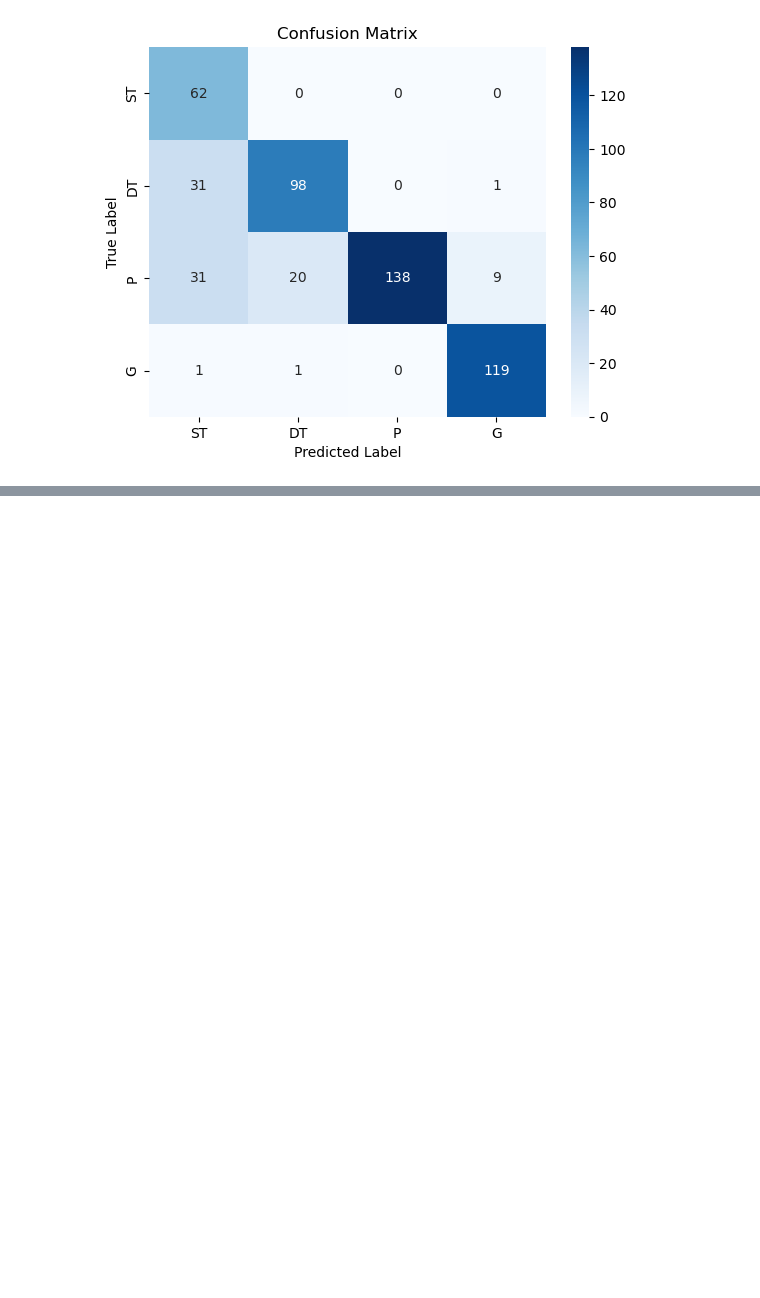
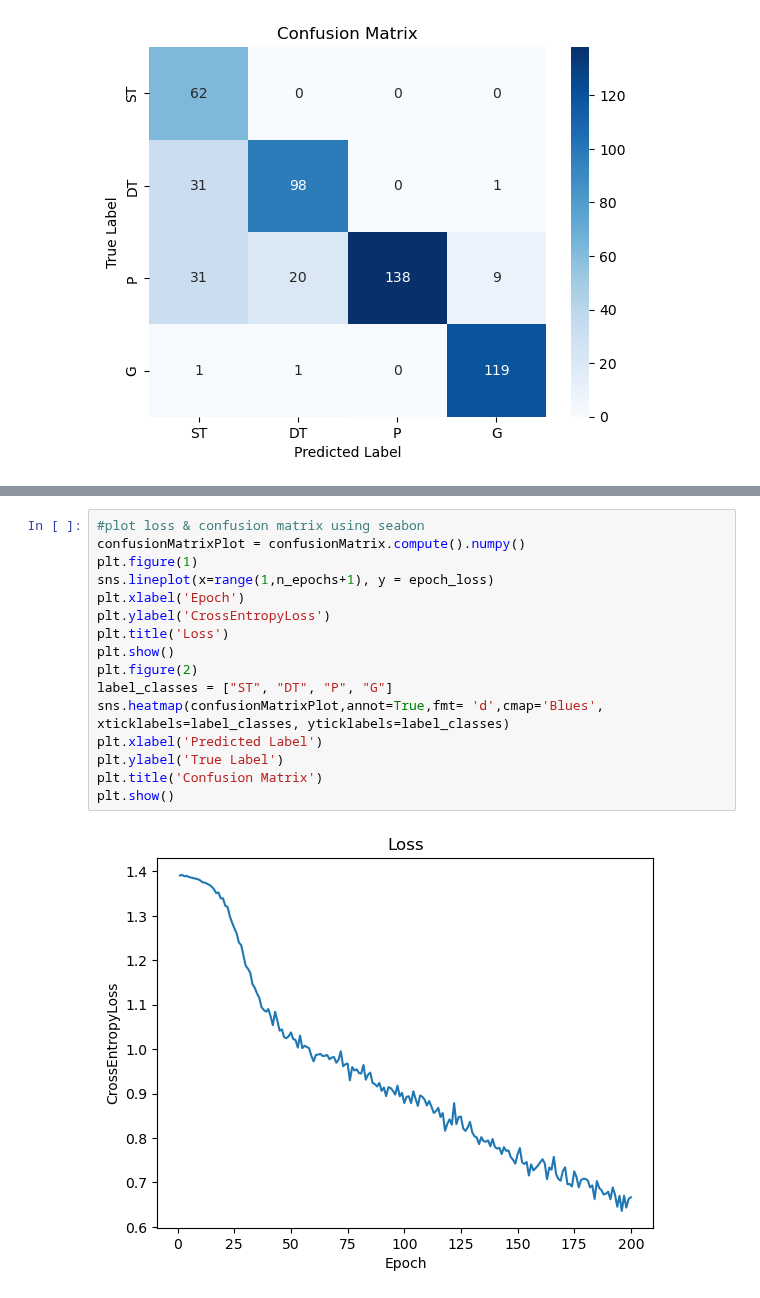
Before and after one commit to MindLabZHAW/tactileGestureDetection, a Jupyter notebook: AIModels/showModelResult.ipynb, the cells around one changed output, grey strips where cells are left out. Saved outputs shown, nothing was run; the diff lists cells and outputs as text; blank space fills up the shorter version.

```diff
--- a/AIModels/showModelResult.ipynb
+++ b/AIModels/showModelResult.ipynb
@@ -403,0 +514,18 @@ plt.show()
+# %%
+#plot loss & confusion matrix using seabon
+confusionMatrixPlot = confusionMatrix.compute().numpy()
+plt.figure(1)
+sns.lineplot(x=range(1,n_epochs+1), y = epoch_loss)
+plt.xlabel('Epoch')
+plt.ylabel('CrossEntropyLoss')
+plt.title('Loss')
+plt.show()
+plt.figure(2)
+label_classes = ["ST", "DT", "P", "G"]
+sns.heatmap(confusionMatrixPlot,annot=True,fmt= 'd',cmap='Blues', xticklabels=label_classes, yticklabels=label_classes)
+plt.xlabel('Predicted Label')
+plt.ylabel('True Label')
+plt.title('Confusion Matrix')
+plt.show()
+# %% [output]
+[figure, added]
```
Also changed, not shown: parts of 6 cells of this notebook, 7 other files.
